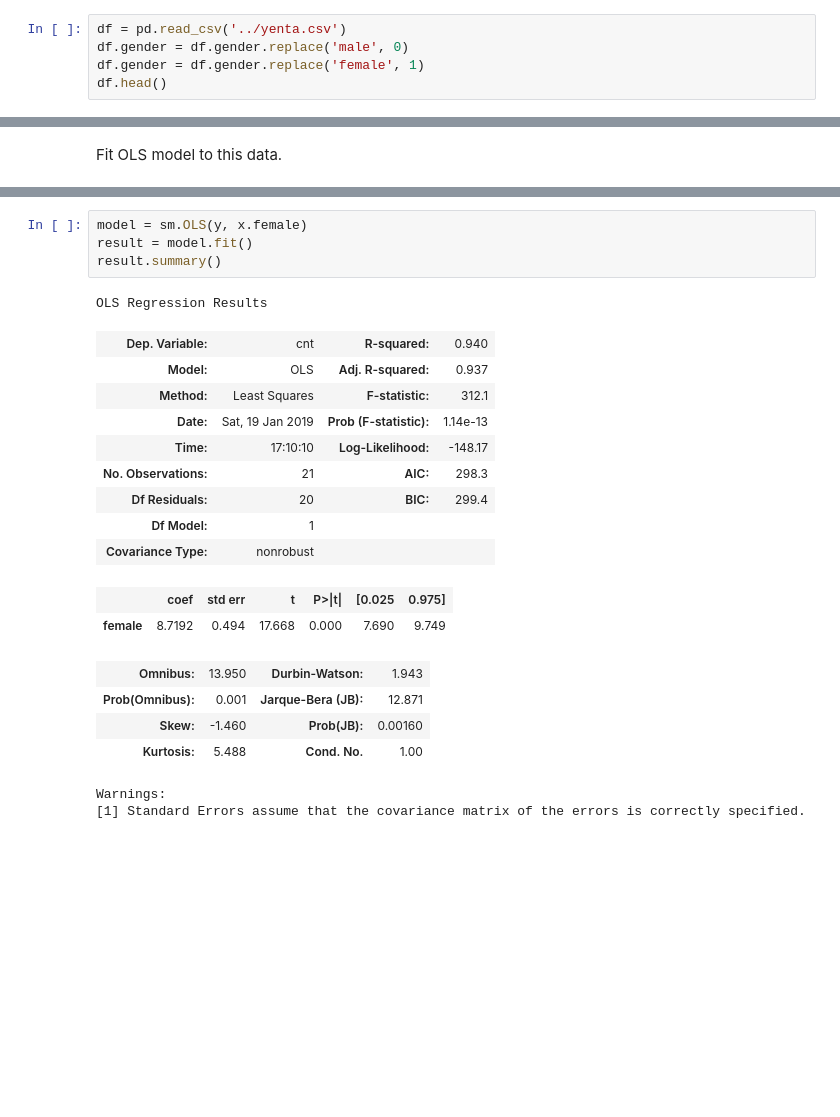
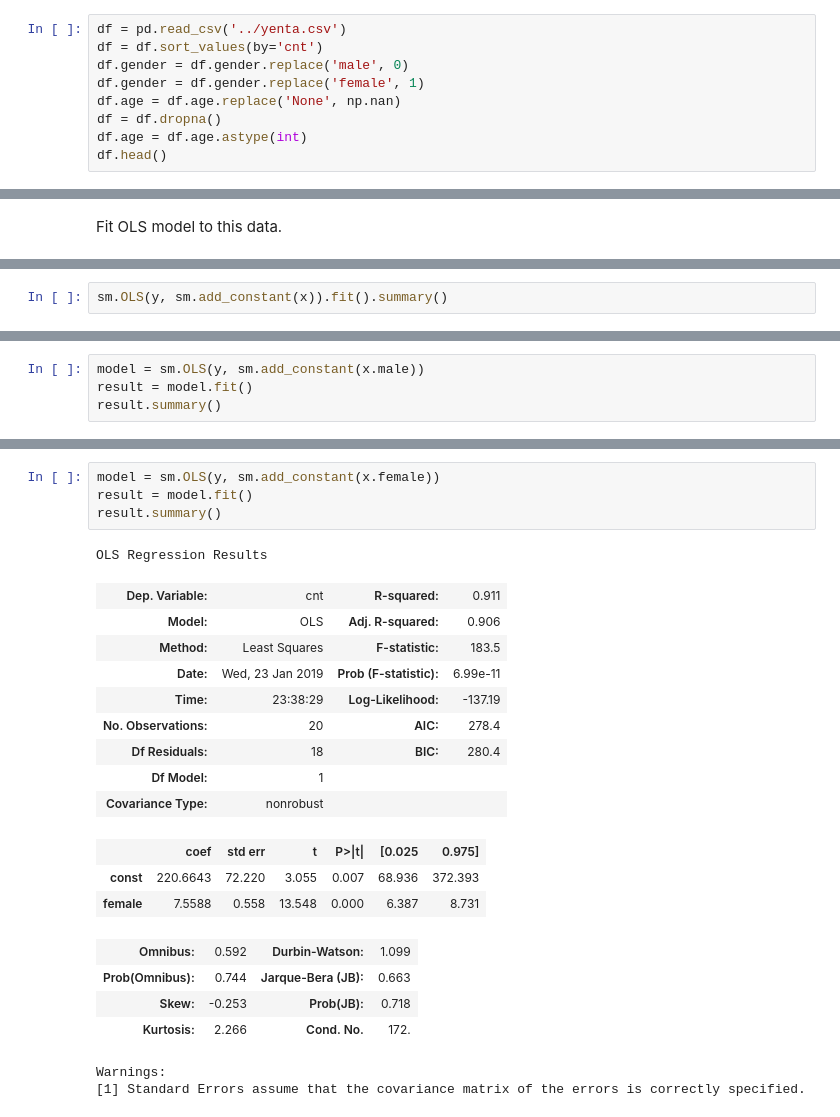
Before and after one commit to GitSumito/analytics, a Jupyter notebook: yenta/notebooks/yenta_v2.ipynb, the cells around one changed output, grey strips where cells are left out. Cells and saved outputs as stored; diff of their text form; blank space fills up the shorter version.

```diff
--- a/yenta/notebooks/yenta_v2.ipynb
+++ b/yenta/notebooks/yenta_v2.ipynb
@@ -9,8 +10,12 @@ import seaborn as sns
 plt.style.use('seaborn-darkgrid')
 # %%
 df = pd.read_csv('../yenta.csv')
+df = df.sort_values(by='cnt')
 df.gender = df.gender.replace('male', 0)
 df.gender = df.gender.replace('female', 1)
+df.age = df.age.replace('None', np.nan)
+df = df.dropna()
+df.age = df.age.astype(int)
 df.head()
 # %% [output]
 |  | gender | age | job | is_staff | cnt | male | female | under_21 | 22_25 | 26_30 | ... | ... |
@@ -74,3 +75,5 @@ plt.legend()
 plt.show()
 # %% [output]
 [figure]
+# %%
+sm.OLS(y, sm.add_constant(x)).fit().summary()
@@ -76,0 +135,4 @@ plt.show()
+# %%
+model = sm.OLS(y, sm.add_constant(x.male))
+result = model.fit()
+result.summary()
@@ -77,24 +171,25 @@ plt.show()
 # %%
-model = sm.OLS(y, x.female)
+model = sm.OLS(y, sm.add_constant(x.female))
 result = model.fit()
 result.summary()
 # %% [output]
 OLS Regression Results
-| Dep. Variable: | cnt | R-squared: | 0.940 |
-| Model: | OLS | Adj. R-squared: | 0.937 |
-| Method: | Least Squares | F-statistic: | 312.1 |
-| Date: | Sat, 19 Jan 2019 | Prob (F-statistic): | 1.14e-13 |
-| Time: | 17:10:10 | Log-Likelihood: | -148.17 |
-| No. Observations: | 21 | AIC: | 298.3 |
-| Df Residuals: | 20 | BIC: | 299.4 |
+| Dep. Variable: | cnt | R-squared: | 0.911 |
+| Model: | OLS | Adj. R-squared: | 0.906 |
+| Method: | Least Squares | F-statistic: | 183.5 |
+| Date: | Wed, 23 Jan 2019 | Prob (F-statistic): | 6.99e-11 |
+| Time: | 23:38:29 | Log-Likelihood: | -137.19 |
+| No. Observations: | 20 | AIC: | 278.4 |
+| Df Residuals: | 18 | BIC: | 280.4 |
 | Df Model: | 1 |  |  |
 | Covariance Type: | nonrobust |  |  |
 |  | coef | std err | t | P>|t| | [0.025 | 0.975] |
-| female | 8.7192 | 0.494 | 17.668 | 0.000 | 7.690 | 9.749 |
+| const | 220.6643 | 72.220 | 3.055 | 0.007 | 68.936 | 372.393 |
+| female | 7.5588 | 0.558 | 13.548 | 0.000 | 6.387 | 8.731 |
-| Omnibus: | 13.950 | Durbin-Watson: | 1.943 |
-| Prob(Omnibus): | 0.001 | Jarque-Bera (JB): | 12.871 |
-| Skew: | -1.460 | Prob(JB): | 0.00160 |
-| Kurtosis: | 5.488 | Cond. No. | 1.00 |
+| Omnibus: | 0.592 | Durbin-Watson: | 1.099 |
+| Prob(Omnibus): | 0.744 | Jarque-Bera (JB): | 0.663 |
+| Skew: | -0.253 | Prob(JB): | 0.718 |
+| Kurtosis: | 2.266 | Cond. No. | 172. |
 Warnings:
 [1] Standard Errors assume that the covariance matrix of the errors is correctly specified.
 # %%
```
Also changed, not shown: parts of 19 cells of this notebook.
